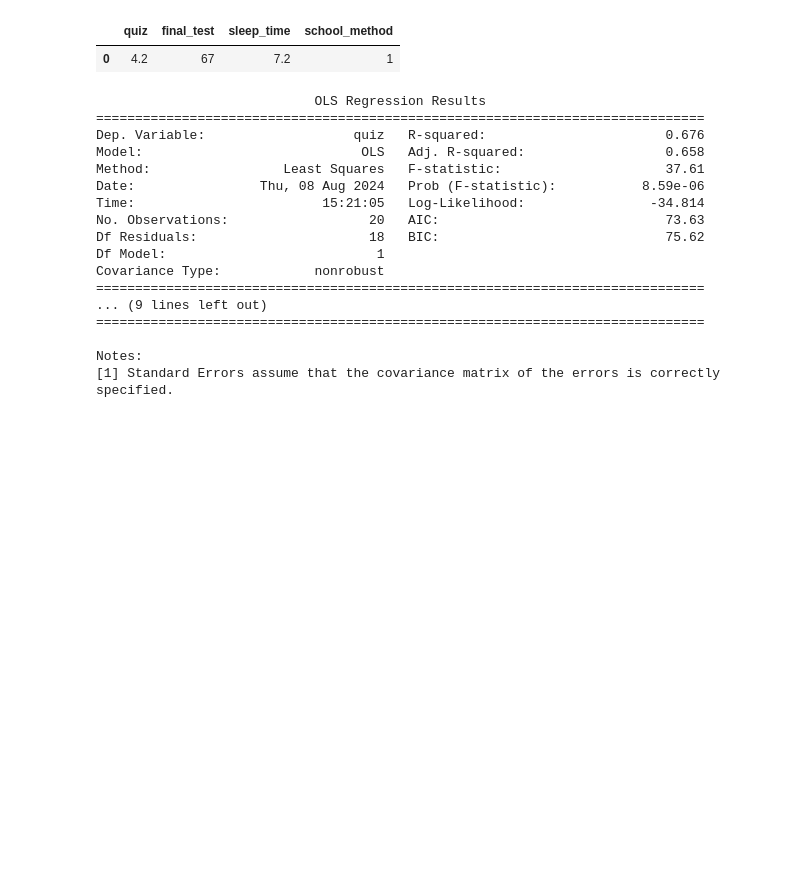
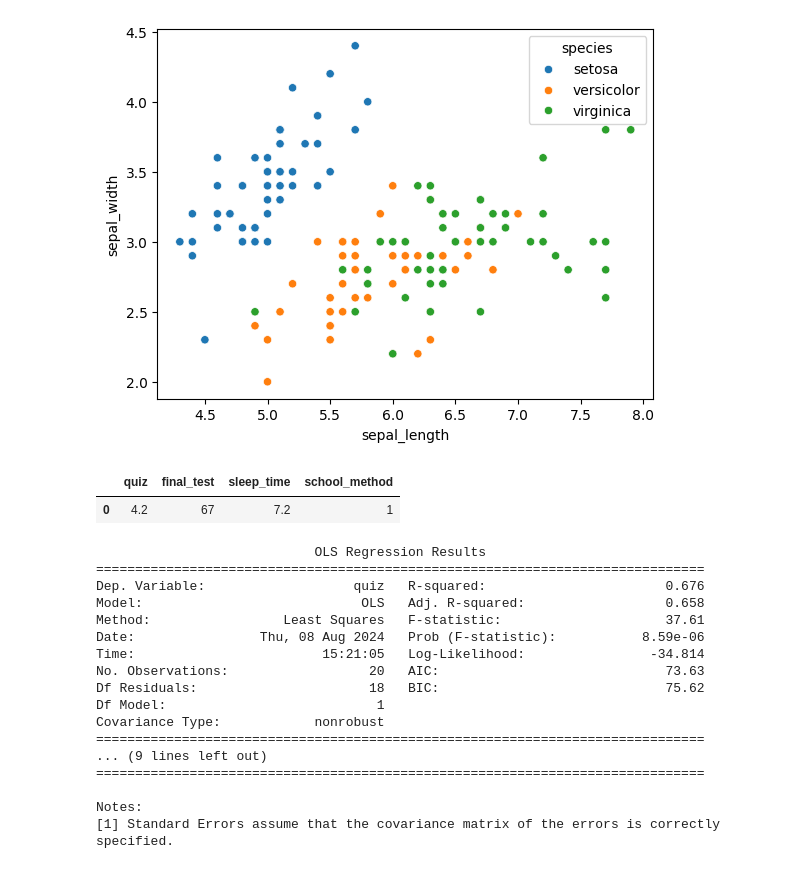
Before and after one commit to business-sixtick/exercise, a Jupyter notebook: data_analysis/pandas_ex.ipynb, the cells around one changed output. Drawn from its saved outputs; the diff is of its cells as text; code cells hidden in the pictures; blank space fills up the shorter version.

```diff
--- a/data_analysis/pandas_ex.ipynb
+++ b/data_analysis/pandas_ex.ipynb
@@ -32,3 +214,14 @@ import numpy as np
+# %%
+# Seaborn 내장 데이터셋인 'iris' 로드
+iris = sns.load_dataset('iris')
+
+# seaborn을 사용하여 산점도 그리기
+sns.scatterplot(x='sepal_length', y='sepal_width', hue='species', data=iris)
+
+# 그래프 표시
+plt.show()
+# %% [output]
+[figure, added]
 # %%
 # "C:\수업자료PC\통계기초\source\준비파일\ch12_scores_reg.csv"
 import matplotlib.pyplot as mpp
```
Also changed, not shown: parts of 7 cells of this notebook, 8 other files.
